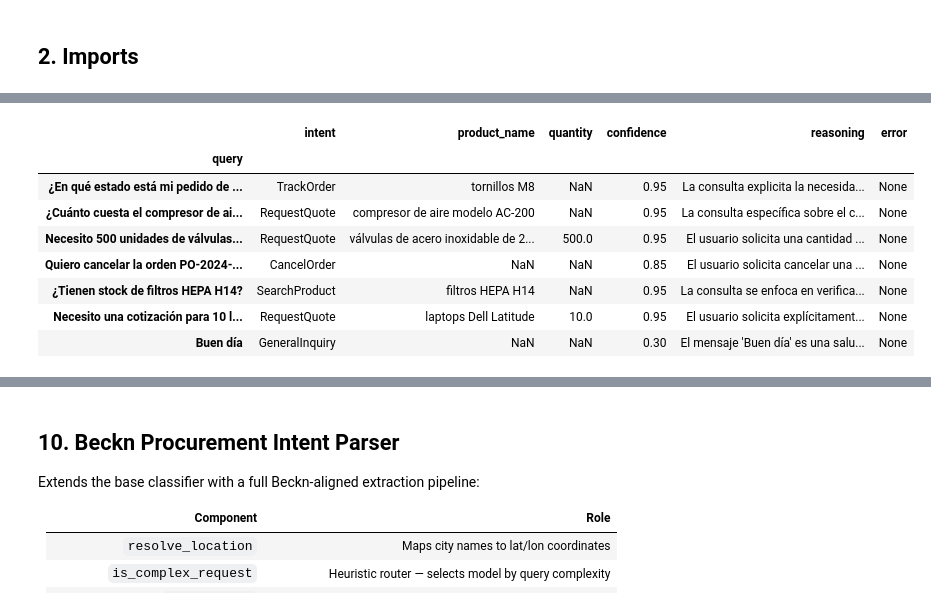
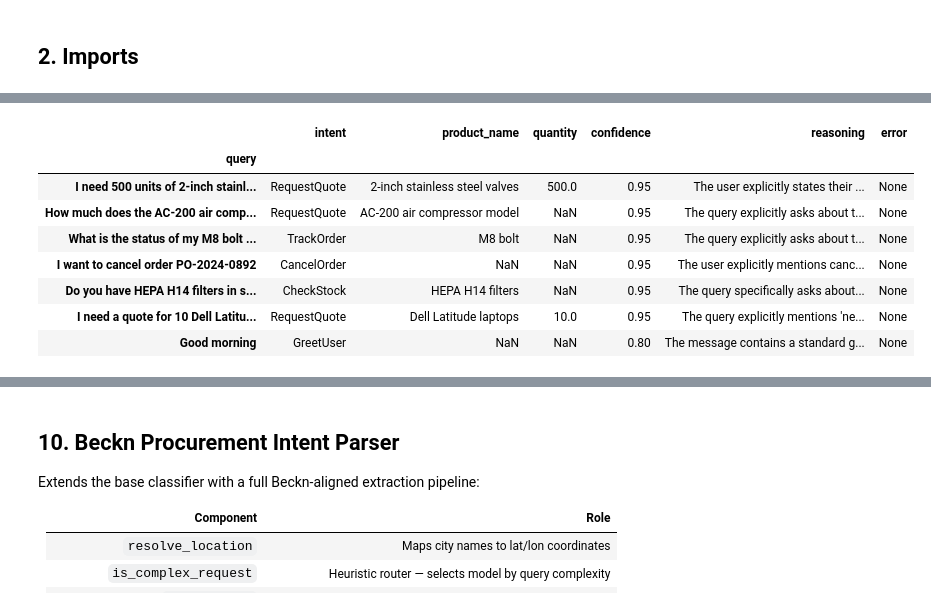
Before and after one commit to CARBAJE/Procurement-Agent, a Jupyter notebook: Playground/intent_parsing_classification.ipynb, the cells around one changed output, grey strips where cells are left out. Cells and saved outputs as stored; diff of their text form; code cells hidden in the pictures.

```diff
--- a/Playground/intent_parsing_classification.ipynb
+++ b/Playground/intent_parsing_classification.ipynb
@@ -98,12 +98,12 @@ El sistema prompt le da contexto de dominio al modelo.
 # %%
 SYSTEM_PROMPT = """
-Eres un clasificador de intenciones para un sistema de procurement basado en el protocolo Beckn.
-Analiza la consulta del usuario y devuelve la intención más precisa.
+You are an intent classifier for a procurement system based on the Beckn protocol.
+Analyze the user's query and return the most precise intent.
 
-Contexto del dominio:
-- Los usuarios buscan productos industriales, equipos y materiales
-- Pueden solicitar cotizaciones (RFQ), hacer pedidos o hacer seguimiento a compras
-- Los proveedores están en una red Beckn descentralizada
+Domain context:
+- Users search for industrial products, equipment, and materials
+- They may request quotes (RFQ), place orders, or track purchases
+- Suppliers are on a decentralized Beckn network
 """.strip()
 
 
@@ -113,13 +113,13 @@ class IntentClassifier:
         self.max_retries = max_retries
 
     def classify(self, query: str) -> ParsedIntent:
-        """Clasifica la intención de una consulta de usuario."""
+        """Classifies the intent of a user query."""
         return client.chat.completions.create(
             model=self.model,
             messages=[
                 {"role": "system", "content": SYSTEM_PROMPT},
                 {"role": "user",   "content": query},
             ],
-            response_model=ParsedIntent,   # instructor usa esto para parsear y validar
+            response_model=ParsedIntent,   # instructor uses this to parse and validate
             max_retries=self.max_retries,
         )
@@ -129,22 +129,22 @@ class IntentClassifier:
 classifier = IntentClassifier()
 
 test_queries = [
-    "Necesito 500 unidades de válvulas de acero inoxidable de 2 pulgadas",
-    "¿Cuánto cuesta el compresor de aire modelo AC-200?",
-    "Quiero cancelar la orden PO-2024-0892",
-    "¿En qué estado está mi pedido de tornillos M8?",
-    "¿Tienen stock de filtros HEPA H14?",
-    "Necesito una cotización para 10 laptops Dell Latitude",
-    "Buen día",
+    "I need 500 units of 2-inch stainless steel valves",
+    "How much does the AC-200 air compressor model cost?",
+    "I want to cancel order PO-2024-0892",
+    "What is the status of my M8 bolt order?",
+    "Do you have HEPA H14 filters in stock?",
+    "I need a quote for 10 Dell Latitude laptops",
+    "Good morning",
 ]
 
 for query in test_queries:
     result = classifier.classify(query)
     print(f"Query     : {query}")
     print(f"Intent    : {result.intent}")
-    print(f"Producto  : {result.product_name or '—'}")
-    print(f"Cantidad  : {result.quantity or '—'}")
-    print(f"Confianza : {result.confidence:.0%}")
-    print(f"Razón     : {result.reasoning}")
+    print(f"Product   : {result.product_name or '—'}")
+    print(f"Quantity  : {result.quantity or '—'}")
+    print(f"Confidence: {result.confidence:.0%}")
+    print(f"Reason    : {result.reasoning}")
     print("-" * 60)
 # %% [output]
@@ -177,41 +177,41 @@ import pandas as pd
 
 
 def classify_batch(queries: list[str], max_workers: int = 4) -> pd.DataFrame:
-    """Clasifica múltiples consultas en paralelo y devuelve un DataFrame."""
+    """Classifies multiple queries in parallel and returns a DataFrame."""
     results = {}
 
     with ThreadPoolExecutor(max_workers=max_workers) as pool:
         futures = {pool.submit(classifier.classify, q): q for q in queries}
 
         for future in as_completed(futures):
             query = futures[future]
             try:
                 r = future.result()
                 results[query] = {
                     "intent":       r.intent,
                     "product_name": r.product_name,
                     "quantity":     r.quantity,
                     "confidence":   r.confidence,
                     "reasoning":    r.reasoning,
                     "error":        None,
                 }
             except Exception as e:
                 results[query] = {"intent": None, "error": str(e)}
 
     df = pd.DataFrame.from_dict(results, orient="index")
     df.index.name = "query"
     return df
 
 
 df = classify_batch(test_queries)
 df
 # %% [output]
 |  | intent | product_name | quantity | confidence | reasoning | error |
 | query |  |  |  |  |  |  |
-| ¿En qué estado está mi pedido de ... | TrackOrder | tornillos M8 | NaN | 0.95 | La consulta explicita la necesida... | None |
-| ¿Cuánto cuesta el compresor de ai... | RequestQuote | compresor de aire modelo AC-200 | NaN | 0.95 | La consulta específica sobre el c... | None |
-| Necesito 500 unidades de válvulas... | RequestQuote | válvulas de acero inoxidable de 2... | 500.0 | 0.95 | El usuario solicita una cantidad ... | None |
-| Quiero cancelar la orden PO-2024-... | CancelOrder | NaN | NaN | 0.85 | El usuario solicita cancelar una ... | None |
-| ¿Tienen stock de filtros HEPA H14? | SearchProduct | filtros HEPA H14 | NaN | 0.95 | La consulta se enfoca en verifica... | None |
-| Necesito una cotización para 10 l... | RequestQuote | laptops Dell Latitude | 10.0 | 0.95 | El usuario solicita explícitament... | None |
-| Buen día | GeneralInquiry | NaN | NaN | 0.30 | El mensaje 'Buen día' es una salu... | None |
+| I need 500 units of 2-inch stainl... | RequestQuote | 2-inch stainless steel valves | 500.0 | 0.95 | The user explicitly states their ... | None |
+| How much does the AC-200 air comp... | RequestQuote | AC-200 air compressor model | NaN | 0.95 | The query explicitly asks about t... | None |
+| What is the status of my M8 bolt ... | TrackOrder | M8 bolt | NaN | 0.95 | The query explicitly asks about t... | None |
+| I want to cancel order PO-2024-0892 | CancelOrder | NaN | NaN | 0.95 | The user explicitly mentions canc... | None |
+| Do you have HEPA H14 filters in s... | CheckStock | HEPA H14 filters | NaN | 0.95 | The query specifically asks about... | None |
+| I need a quote for 10 Dell Latitu... | RequestQuote | Dell Latitude laptops | 10.0 | 0.95 | The query explicitly mentions 'ne... | None |
+| Good morning | GreetUser | NaN | NaN | 0.80 | The message contains a standard g... | None |
```
Also changed, not shown: parts of 24 cells of this notebook, 1 other file.
